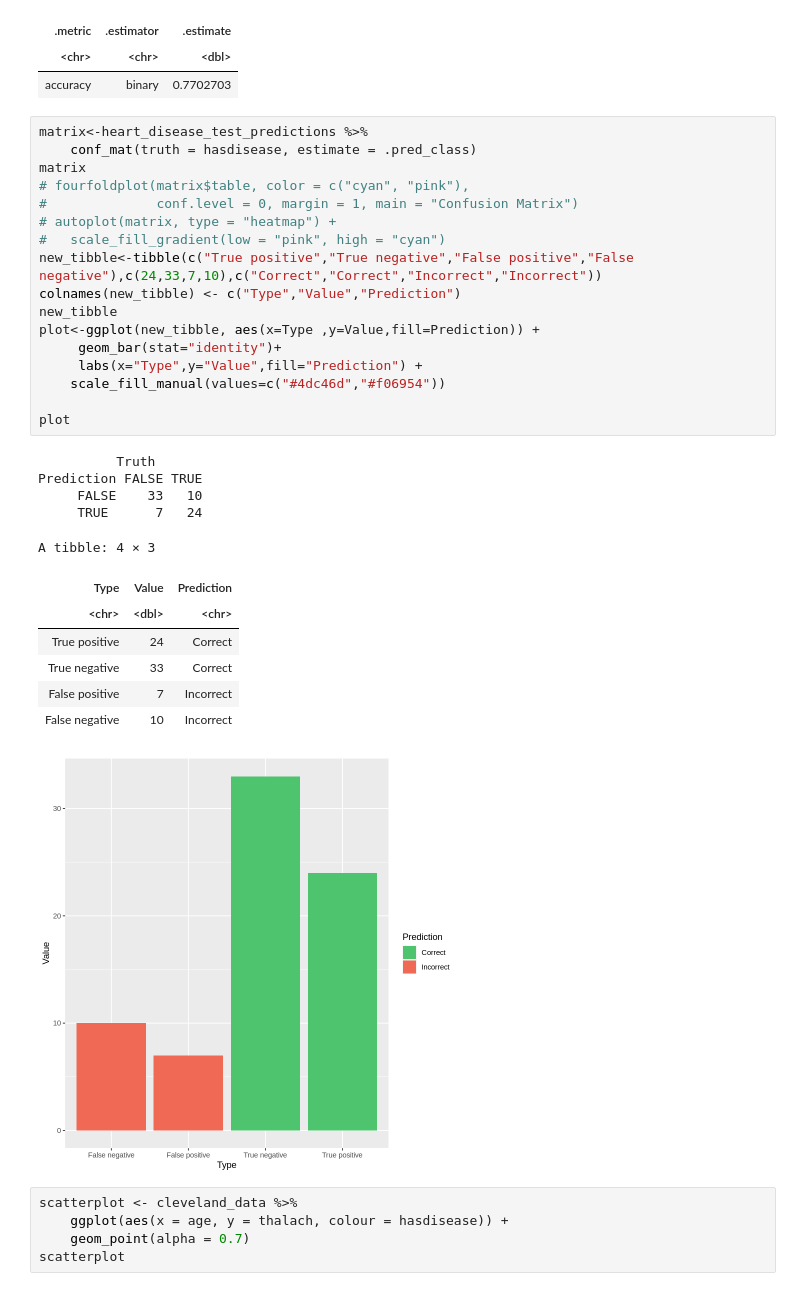
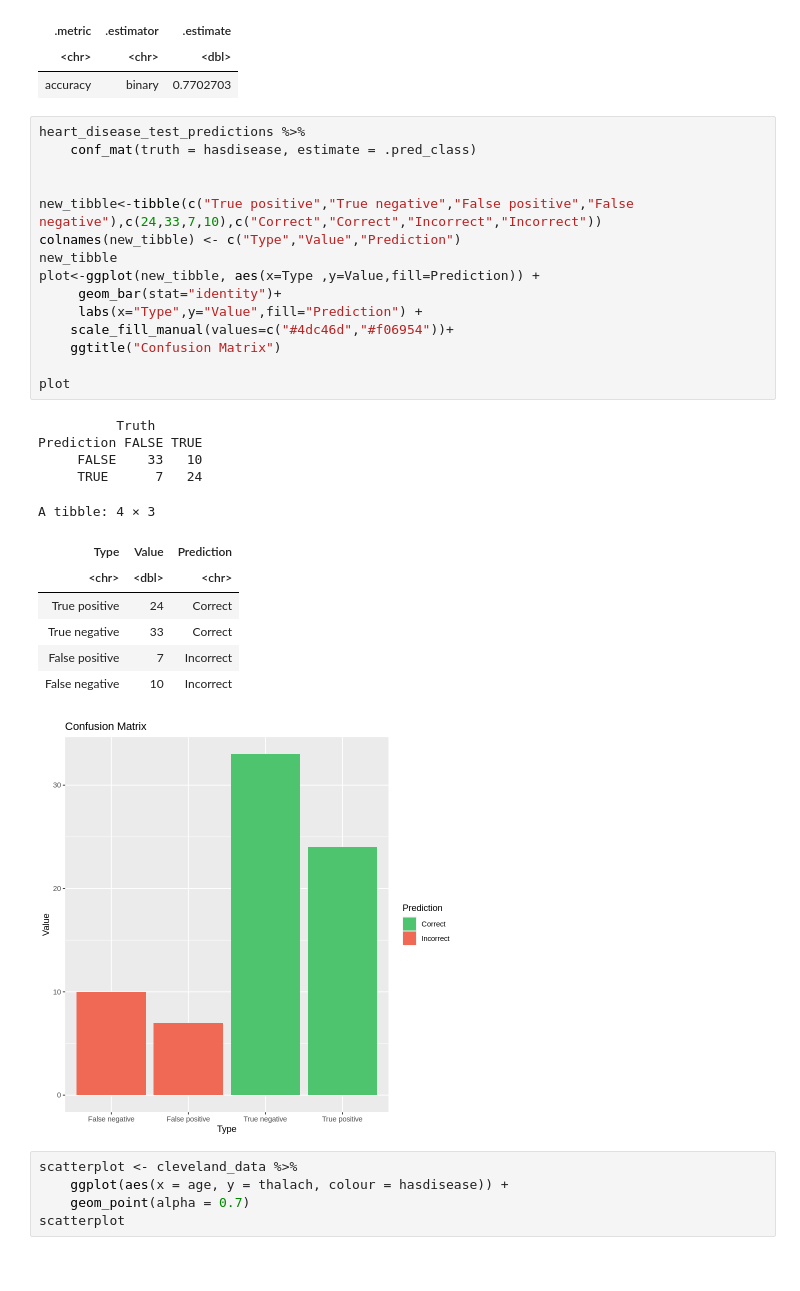
Before and after one commit to aliceterada/DSCI-Project, a Jupyter notebook: Project_Draft.ipynb, the cells around one changed output. Drawn from its saved outputs; the diff is of its cells as text.

```diff
--- a/Project_Draft.ipynb
+++ b/Project_Draft.ipynb
@@ -161,35 +139,33 @@ A tibble: 1 × 3
 | <chr> | <chr> | <dbl> |
 | accuracy | binary | 0.7702703 |
 # %%
-matrix<-heart_disease_test_predictions %>%
+heart_disease_test_predictions %>%
     conf_mat(truth = hasdisease, estimate = .pred_class)
-matrix
-# fourfoldplot(matrix$table, color = c("cyan", "pink"),
-#              conf.level = 0, margin = 1, main = "Confusion Matrix")
-# autoplot(matrix, type = "heatmap") +
-#   scale_fill_gradient(low = "pink", high = "cyan")
+
+
 new_tibble<-tibble(c("True positive","True negative","False positive","False negative"),c(24,33,7,10),c("Correct","Correct","Incorrect","Incorrect"))
 colnames(new_tibble) <- c("Type","Value","Prediction")
 new_tibble
 plot<-ggplot(new_tibble, aes(x=Type ,y=Value,fill=Prediction)) +
      geom_bar(stat="identity")+
      labs(x="Type",y="Value",fill="Prediction") +
-    scale_fill_manual(values=c("#4dc46d","#f06954"))
+    scale_fill_manual(values=c("#4dc46d","#f06954"))+
+    ggtitle("Confusion Matrix")
 
 plot
 # %% [output]
           Truth
 Prediction FALSE TRUE
      FALSE    33   10
      TRUE      7   24
 A tibble: 4 × 3
 | Type | Value | Prediction |
 | <chr> | <dbl> | <chr> |
 | True positive | 24 | Correct |
 | True negative | 33 | Correct |
 | False positive | 7 | Incorrect |
 | False negative | 10 | Incorrect |
-[figure, old version]
+[figure, new version]
 # %%
 scatterplot <- cleveland_data %>%
     ggplot(aes(x = age, y = thalach, colour = hasdisease)) +
```
Also changed, not shown: parts of 1 cell of this notebook.
